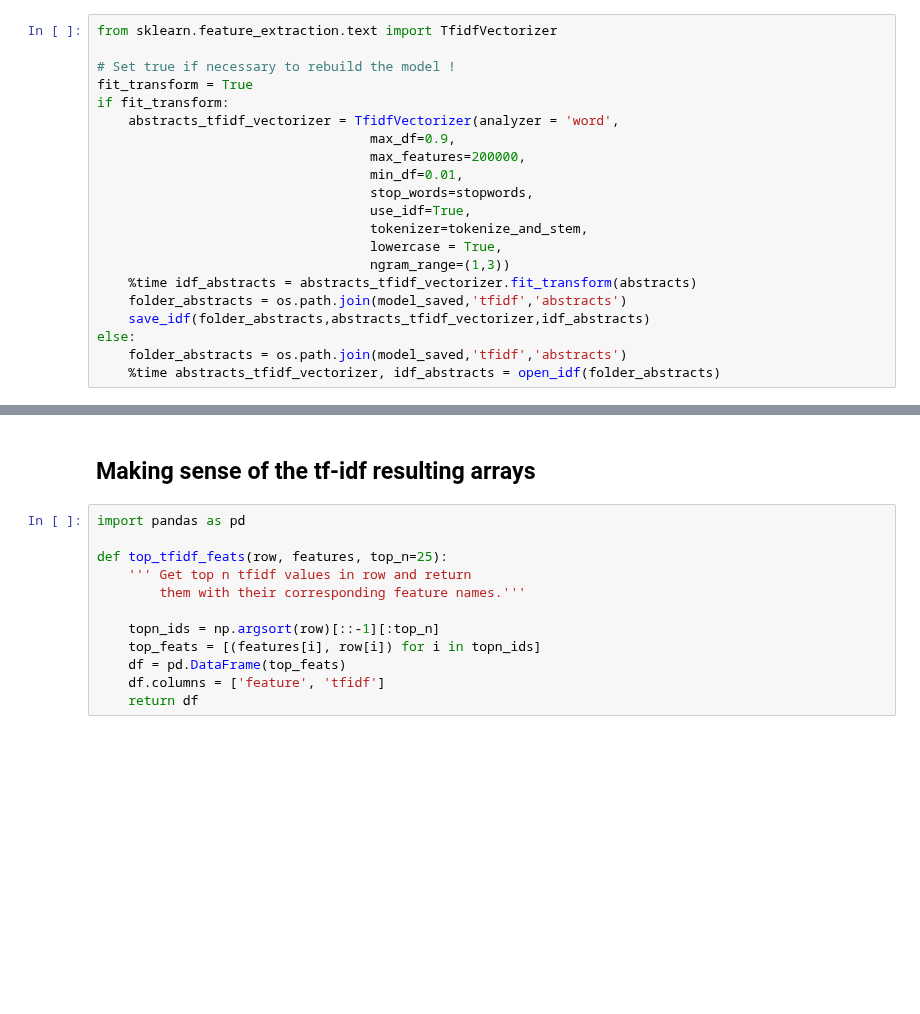
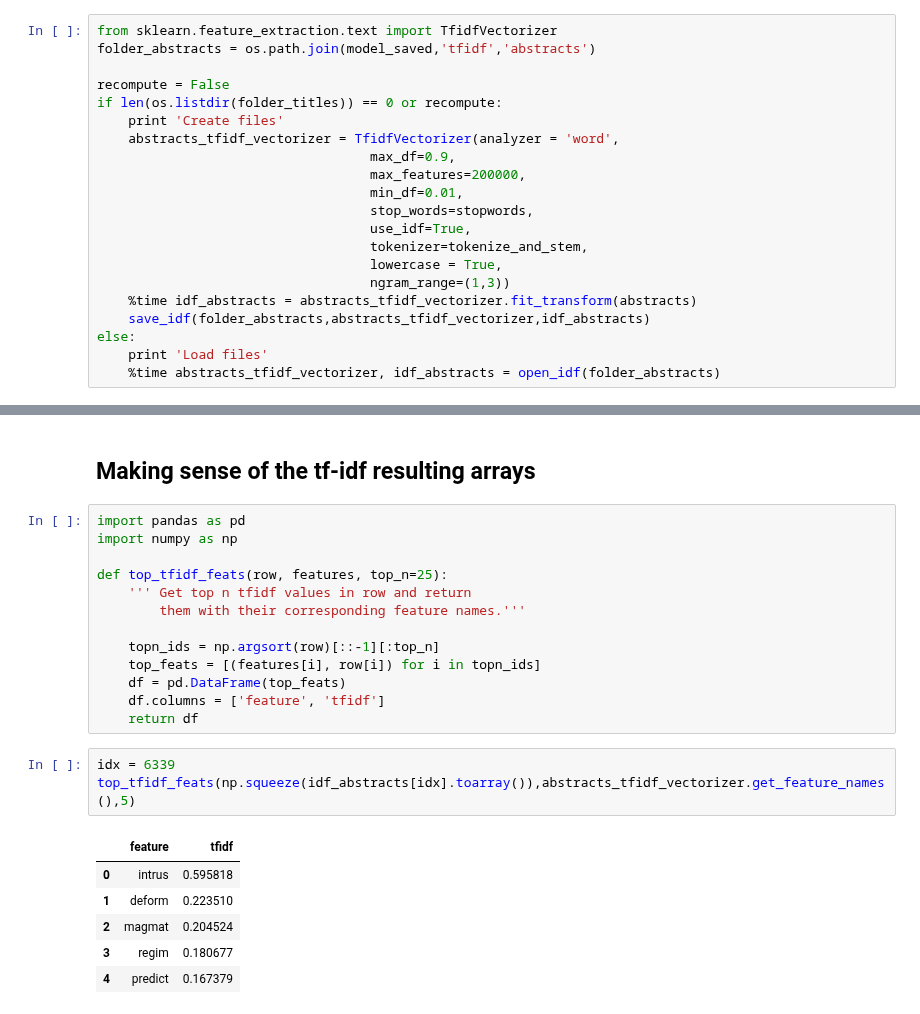
Before and after one commit to cthorey/AGU_Data, a Jupyter notebook: Notebook/Similar_Papers.ipynb, the cells around one changed output, grey strips where cells are left out. Saved outputs shown, nothing was run; the diff lists cells and outputs as text; blank space fills up the shorter version.

```diff
--- a/Notebook/Similar_Papers.ipynb
+++ b/Notebook/Similar_Papers.ipynb
@@ -176,10 +191,11 @@ Wall time: 20.2 s
 ## Abstracts
 # %%
 from sklearn.feature_extraction.text import TfidfVectorizer
+folder_abstracts = os.path.join(model_saved,'tfidf','abstracts')
 
-# Set true if necessary to rebuild the model !
-fit_transform = True
-if fit_transform:
+recompute = False
+if len(os.listdir(folder_titles)) == 0 or recompute:
+    print 'Create files'
     abstracts_tfidf_vectorizer = TfidfVectorizer(analyzer = 'word',
                                    max_df=0.9,
                                    max_features=200000,
@@ -190,9 +206,8 @@ if fit_transform:
                                    lowercase = True,
                                    ngram_range=(1,3))
     %time idf_abstracts = abstracts_tfidf_vectorizer.fit_transform(abstracts)
-    folder_abstracts = os.path.join(model_saved,'tfidf','abstracts')
     save_idf(folder_abstracts,abstracts_tfidf_vectorizer,idf_abstracts)
 else:
-    folder_abstracts = os.path.join(model_saved,'tfidf','abstracts')
+    print 'Load files'
     %time abstracts_tfidf_vectorizer, idf_abstracts = open_idf(folder_abstracts)
 # %% [output]
@@ -202,6 +218,7 @@ Wall time: 5min 17s
 ## Making sense of the tf-idf resulting arrays
 # %%
 import pandas as pd
+import numpy as np
 
 def top_tfidf_feats(row, features, top_n=25):
     ''' Get top n tfidf values in row and return
@@ -212,3 +229,13 @@ def top_tfidf_feats(row, features, top_n=25):
     df = pd.DataFrame(top_feats)
     df.columns = ['feature', 'tfidf']
     return df
+# %%
+idx = 6339
+top_tfidf_feats(np.squeeze(idf_abstracts[idx].toarray()),abstracts_tfidf_vectorizer.get_feature_names(),5)
+# %% [output]
+|  | feature | tfidf |
+| 0 | intrus | 0.595818 |
+| 1 | deform | 0.223510 |
+| 2 | magmat | 0.204524 |
+| 3 | regim | 0.180677 |
+| 4 | predict | 0.167379 |
```
Also changed, not shown: parts of 54 cells of this notebook.
